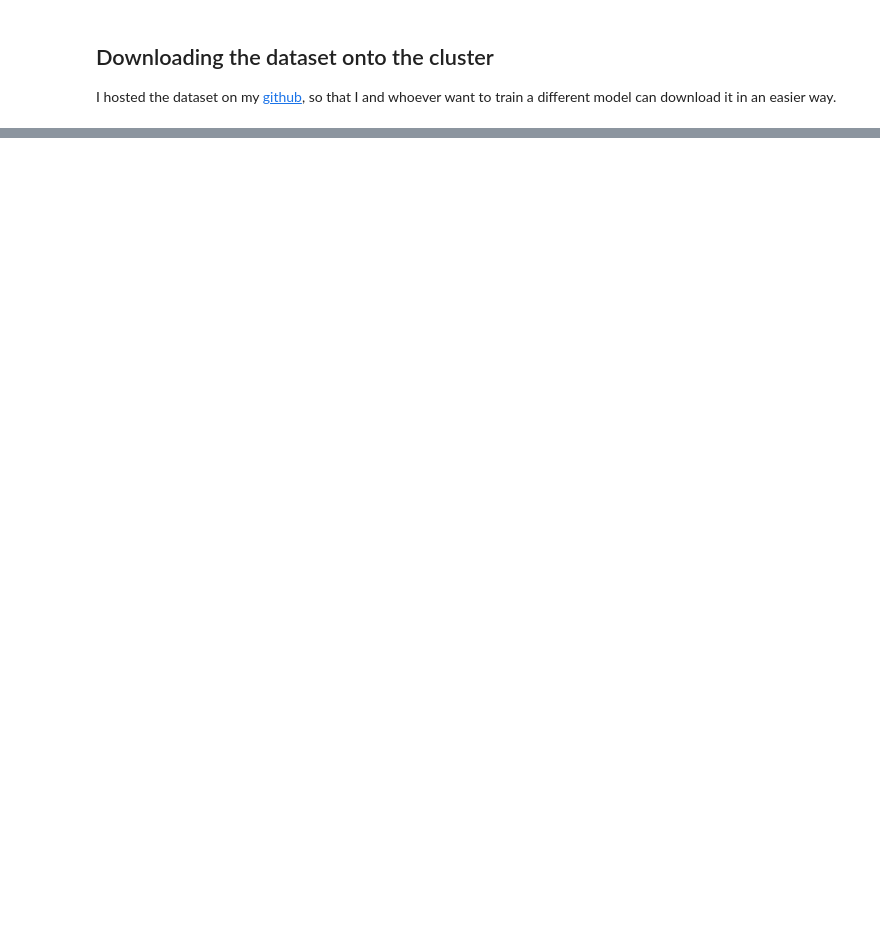
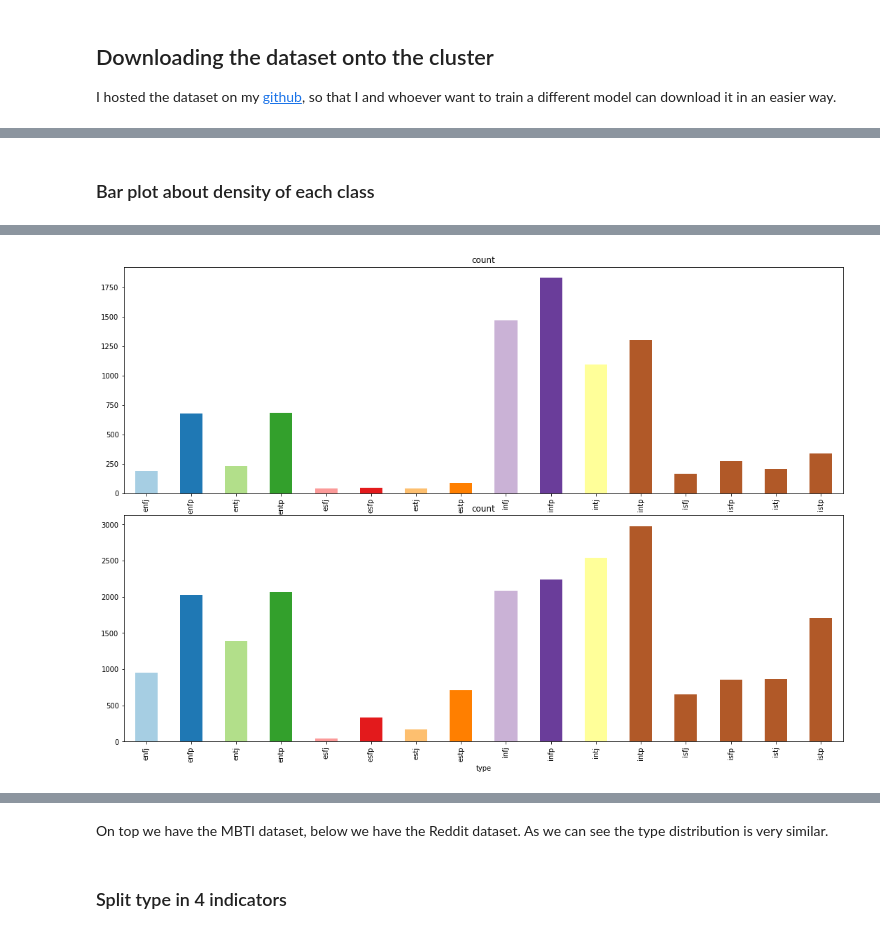
Before and after one commit to edu-rinaldi/MBTI-Predictor, a Jupyter notebook: MBTI.ipynb, the cells around one changed output, grey strips where cells are left out. Saved outputs shown, nothing was run; the diff lists cells and outputs as text; code cells hidden in the pictures; blank space fills up the shorter version.

```diff
--- a/MBTI.ipynb
+++ b/MBTI.ipynb
@@ -148,2 +301,4 @@ mbti_reddit_df = spark.read.option("multiLine", "true").json("dbfs:/bdc-2020-21/
 # %% [output]
 [interactive output not drawn]
+# %%
+tmp = tmp2.groupBy('type').agg( collect_list("post").alias('list') ).collect()
@@ -149,0 +307,14 @@ mbti_reddit_df = spark.read.option("multiLine", "true").json("dbfs:/bdc-2020-21/
+# %%
+rows = []
+cols = ['post', 'type']
+for i in range(len(tmp)):
+  t = tmp[i].type
+  text = []
+  for j, post in enumerate(tmp[i].list):
+    text.append(post)
+    if (j+1) % 30 == 0 or j == len(tmp[i].list) - 1:
+      #append
+      rows.append((" ".join(text), t))
+      #clear text
+      text = []
+mbti_reddit_df = spark.createDataFrame(rows).toDF(*cols)
@@ -171,0 +337,3 @@ print(f"The dataset is composed by {len(union_df.columns)} columns and {union_df
+# %%
+counted_reddit_types_pdf = count_class_instances(mbti_reddit_df, 'type')
+counted_reddit_types_pdf
@@ -171,0 +359,9 @@ print(f"The dataset is composed by {len(union_df.columns)} columns and {union_df
+# %% [markdown]
+### Bar plot about density of each class
+# %%
+fig, axes = plt.subplots(nrows=2,ncols=1, figsize=(15,10))
+fig.tight_layout()
+
+counted_mbti_types_pdf.plot.bar(ax=axes[0], subplots=True, x='type', y='count', legend=False, color=plt.cm.Paired(np.arange(len(counted_mbti_types_pdf))))
+counted_reddit_types_pdf.plot.bar(ax=axes[1], subplots=True, x='type', y='count', legend=False, color=plt.cm.Paired(np.arange(len(counted_reddit_types_pdf))))
+# %% [output]
@@ -171,0 +369 @@ print(f"The dataset is composed by {len(union_df.columns)} columns and {union_df
+[figure, added]
@@ -171,0 +371,5 @@ print(f"The dataset is composed by {len(union_df.columns)} columns and {union_df
+# %% [markdown]
+On top we have the MBTI dataset, below we have the Reddit dataset.
+As we can see the type distribution is very similar.
+# %% [markdown]
+### Split type in 4 indicators
```
Also changed, not shown: parts of 97 cells of this notebook, 4 other files.
